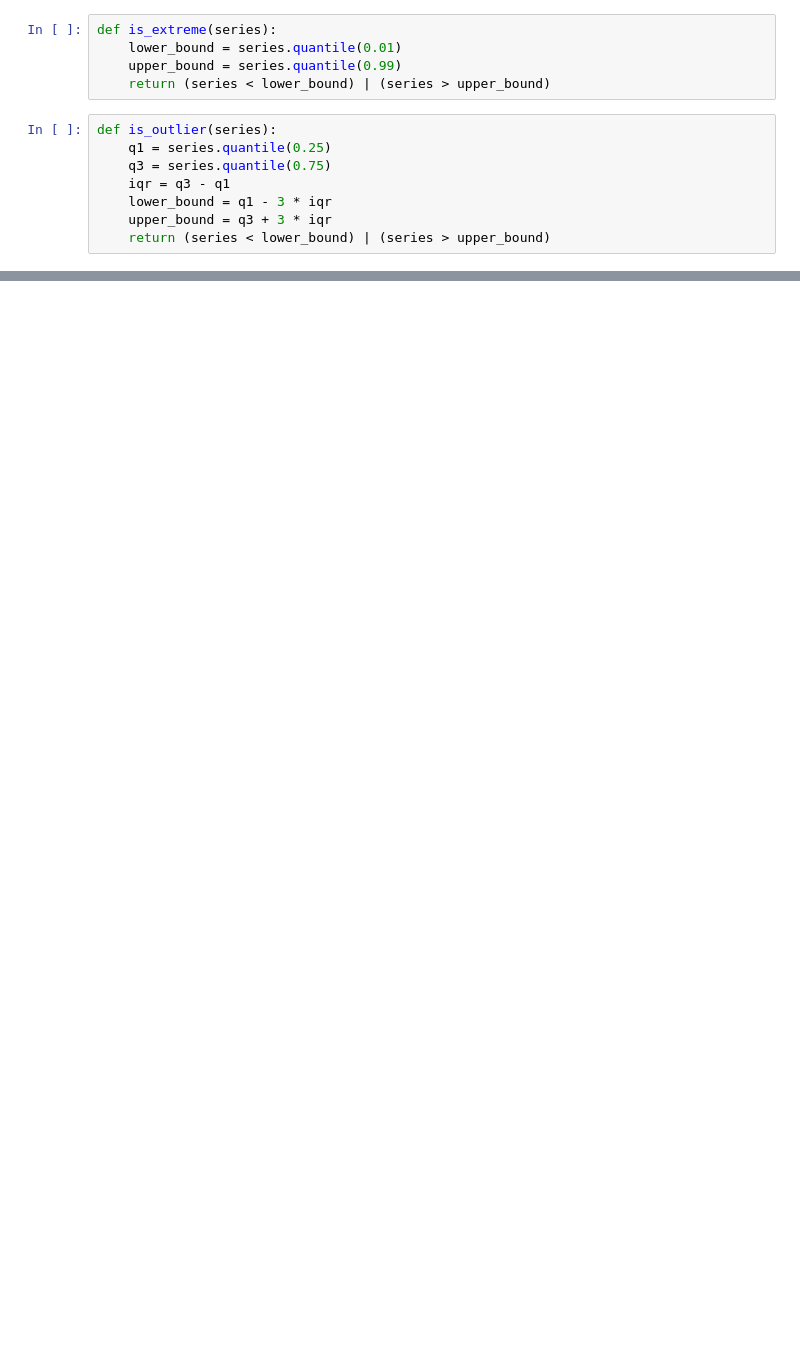
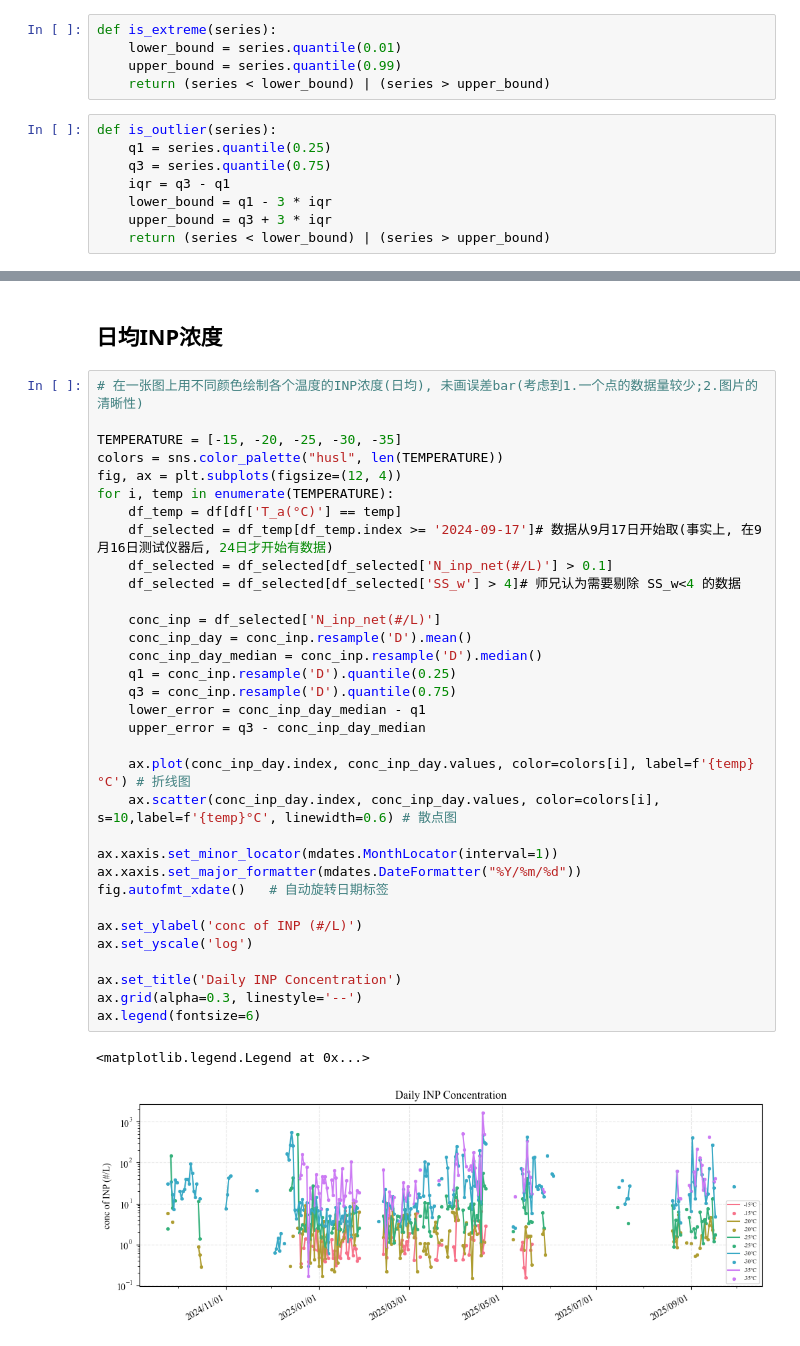
Before and after one commit to ReedFu/master0_2025, a Jupyter notebook: Lanzhou_cfdc/Time_series.ipynb, the cells around one changed output, grey strips where cells are left out. Cells and saved outputs as stored; diff of their text form; blank space fills up the shorter version.

```diff
--- a/Lanzhou_cfdc/Time_series.ipynb
+++ b/Lanzhou_cfdc/Time_series.ipynb
@@ -114,0 +177,38 @@ fig.autofmt_xdate()   # 自动旋转日期标签
+# %% [markdown]
+## 日均INP浓度
+# %%
+# 在一张图上用不同颜色绘制各个温度的INP浓度(日均), 未画误差bar(考虑到1.一个点的数据量较少;2.图片的清晰性)
+
+TEMPERATURE = [-15, -20, -25, -30, -35]
+colors = sns.color_palette("husl", len(TEMPERATURE))
+fig, ax = plt.subplots(figsize=(12, 4))
+for i, temp in enumerate(TEMPERATURE):
+    df_temp = df[df['T_a(°C)'] == temp]
+    df_selected = df_temp[df_temp.index >= '2024-09-17']# 数据从9月17日开始取(事实上, 在9月16日测试仪器后, 24日才开始有数据)
+    df_selected = df_selected[df_selected['N_inp_net(#/L)'] > 0.1]
+    df_selected = df_selected[df_selected['SS_w'] > 4]# 师兄认为需要剔除 SS_w<4 的数据
+
+    conc_inp = df_selected['N_inp_net(#/L)']
+    conc_inp_day = conc_inp.resample('D').mean()
+    conc_inp_day_median = conc_inp.resample('D').median()
+    q1 = conc_inp.resample('D').quantile(0.25)
+    q3 = conc_inp.resample('D').quantile(0.75)
+    lower_error = conc_inp_day_median - q1
+    upper_error = q3 - conc_inp_day_median
+
+    ax.plot(conc_inp_day.index, conc_inp_day.values, color=colors[i], label=f'{temp}°C') # 折线图
+    ax.scatter(conc_inp_day.index, conc_inp_day.values, color=colors[i], s=10,label=f'{temp}°C', linewidth=0.6) # 散点图
+
+ax.xaxis.set_minor_locator(mdates.MonthLocator(interval=1))
+ax.xaxis.set_major_formatter(mdates.DateFormatter("%Y/%m/%d"))
+fig.autofmt_xdate()   # 自动旋转日期标签
+
+ax.set_ylabel('conc of INP (#/L)')
+ax.set_yscale('log')
+
+ax.set_title('Daily INP Concentration')
+ax.grid(alpha=0.3, linestyle='--')
+ax.legend(fontsize=6)
+# %% [output]
+<matplotlib.legend.Legend at 0x...>
+[figure, added]
```
Also changed, not shown: parts of 12 cells of this notebook.
